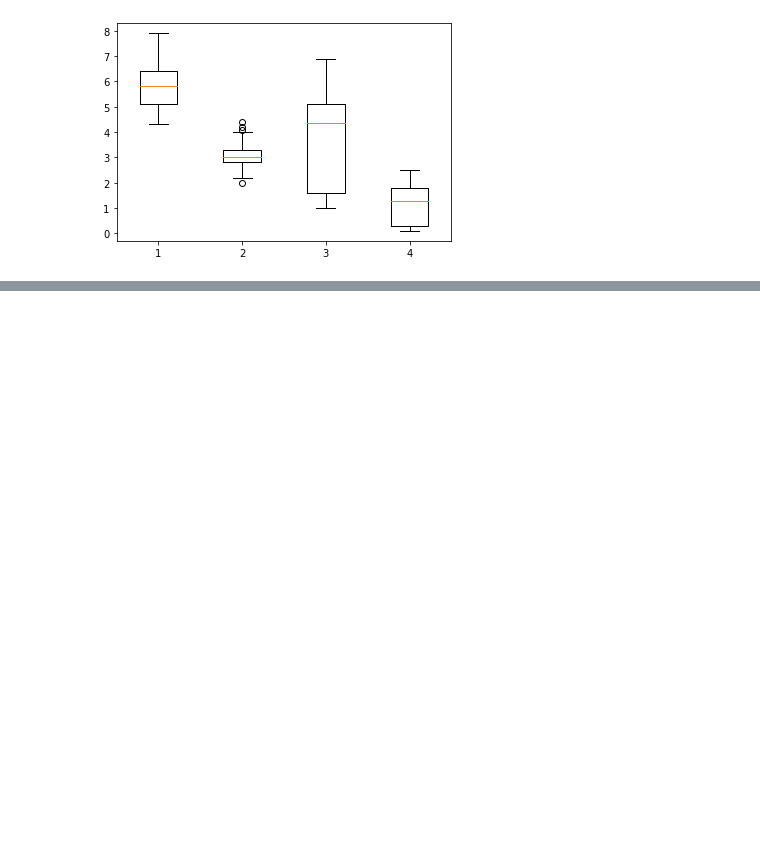
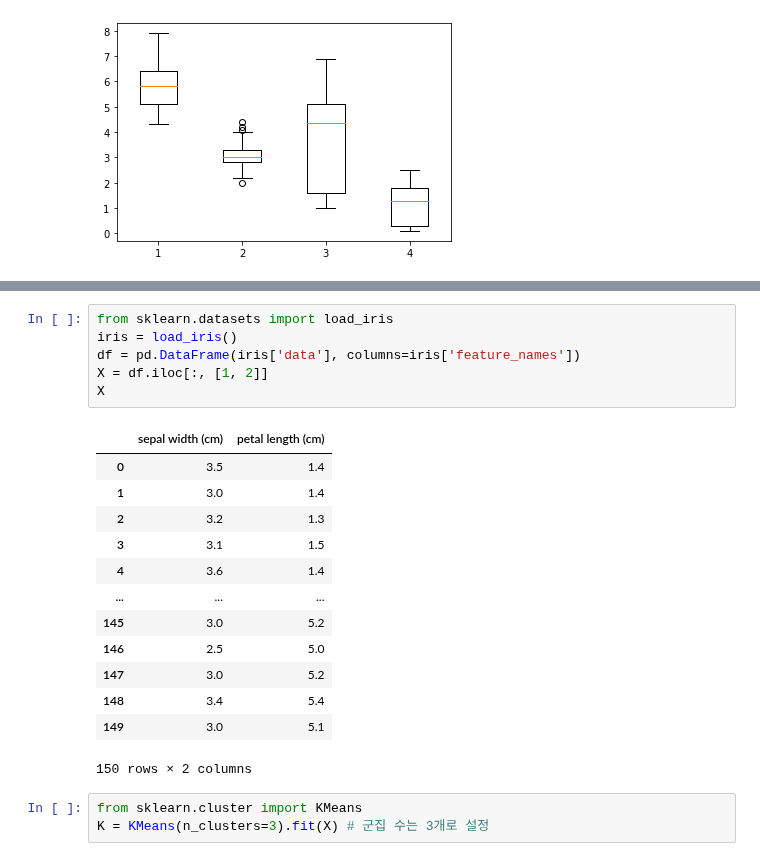
Before and after one commit to yongilgu/first-project, a Jupyter notebook: study/mysuni/day7.ipynb, the cells around one changed output, grey strips where cells are left out. Saved outputs shown, nothing was run; the diff lists cells and outputs as text; blank space fills up the shorter version.

```diff
--- a/study/mysuni/day7.ipynb
+++ b/study/mysuni/day7.ipynb
@@ -375,0 +400,23 @@ cds.download_workshop('mySUNI-WorkShop-07-따릉이 대여량 예측', sol=True,
+# %%
+from sklearn.datasets import load_iris
+iris = load_iris()
+df = pd.DataFrame(iris['data'], columns=iris['feature_names'])
+X = df.iloc[:, [1, 2]]
+X
+# %% [output]
+|  | sepal width (cm) | petal length (cm) |
+| 0 | 3.5 | 1.4 |
+| 1 | 3.0 | 1.4 |
+| 2 | 3.2 | 1.3 |
+| 3 | 3.1 | 1.5 |
+| 4 | 3.6 | 1.4 |
+| ... | ... | ... |
+| 145 | 3.0 | 5.2 |
+| 146 | 2.5 | 5.0 |
+| 147 | 3.0 | 5.2 |
+| 148 | 3.4 | 5.4 |
+| 149 | 3.0 | 5.1 |
+150 rows × 2 columns
+# %%
+from sklearn.cluster import KMeans
+K = KMeans(n_clusters=3).fit(X) # 군집 수는 3개로 설정
```
Also changed, not shown: parts of 9 cells of this notebook, 45 other files.
